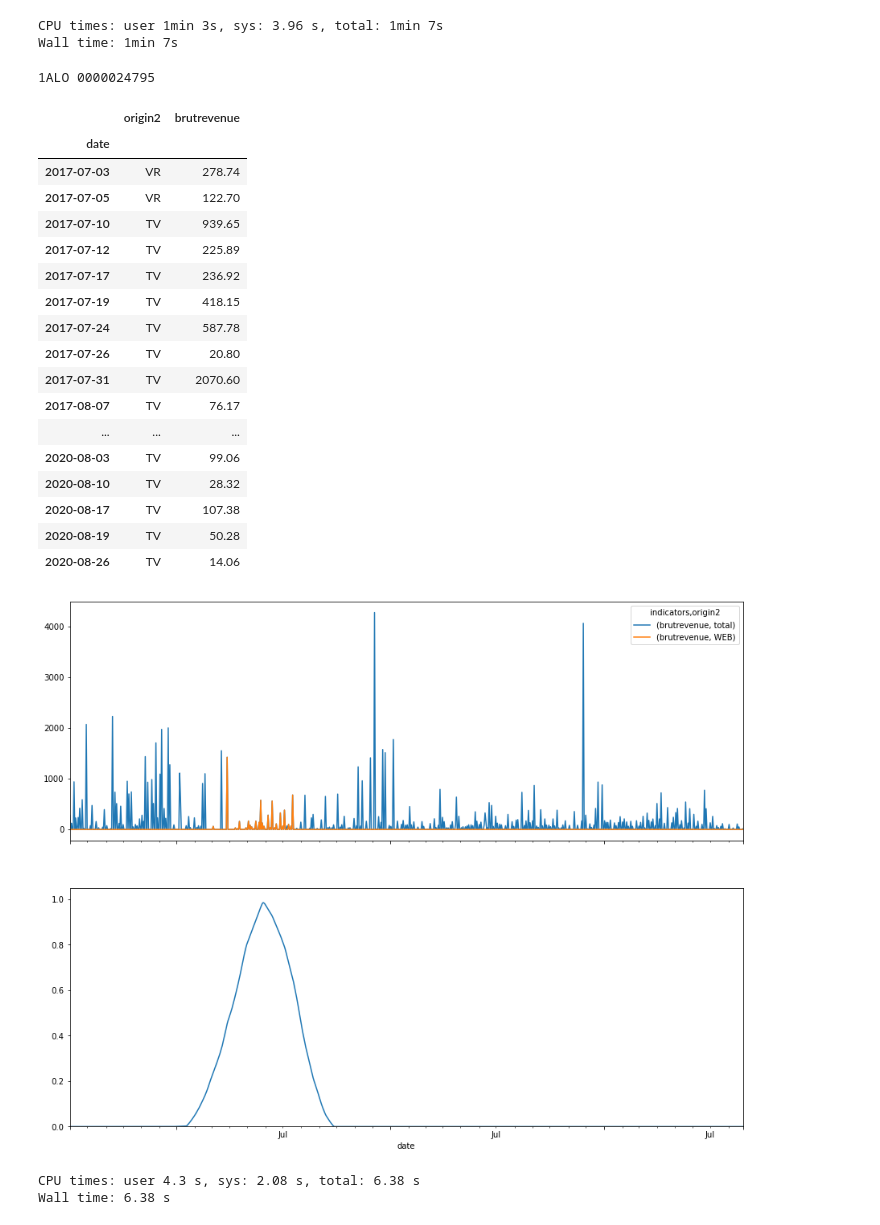
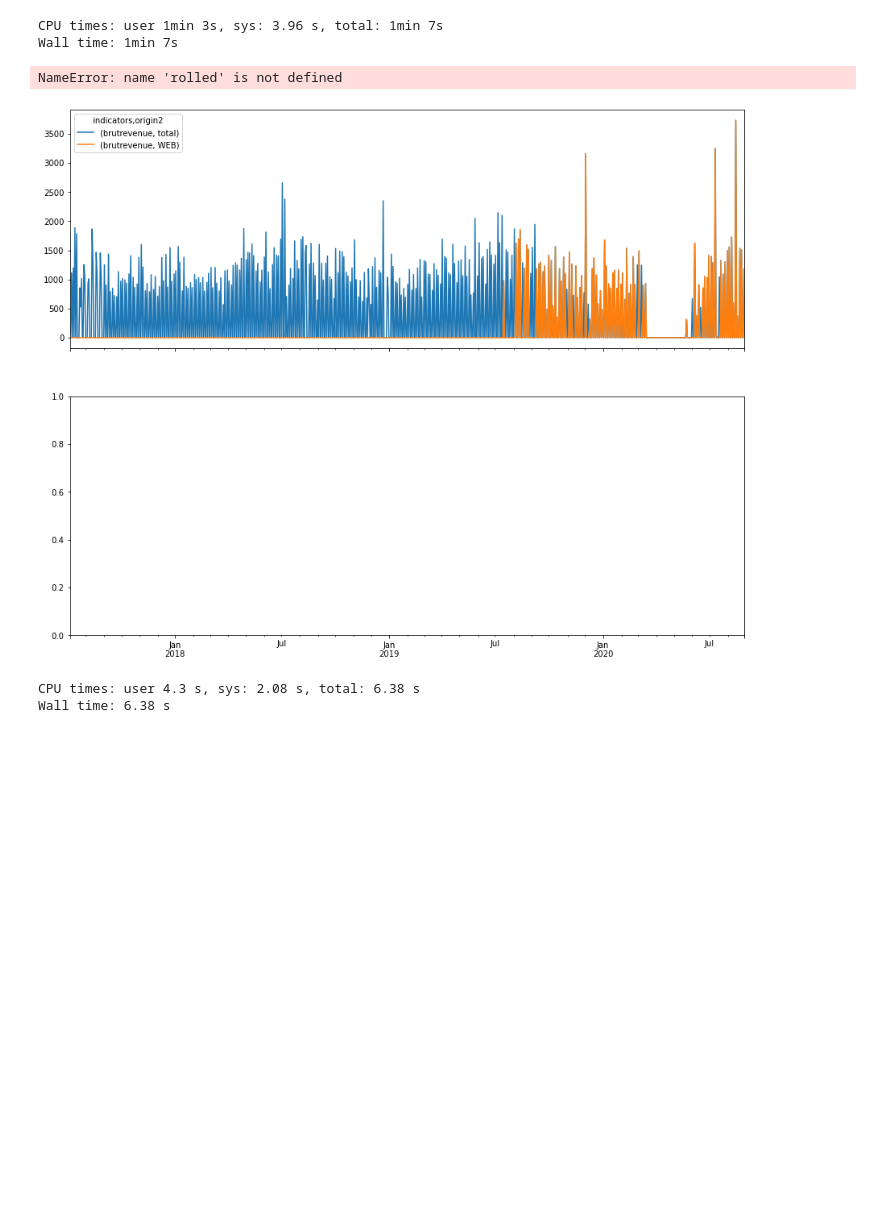
Before and after one commit to UltraDiuve/WebOrNot, a Jupyter notebook: notebooks/part2.ipynb, the cells around one changed output. Saved outputs shown, nothing was run; the diff lists cells and outputs as text; code cells hidden in the pictures; blank space fills up the shorter version.

```diff
--- a/notebooks/part2.ipynb
+++ b/notebooks/part2.ipynb
@@ -80,41 +165,23 @@ Wall time: 1min 7s
 # %%
 oc, clt = '1ALO', '0000020575'
 oc, clt = '1ALO', '0000020531'
 oc, clt = '1ALO', '0000024795'
-# oc, clt = '1ALO', '0000170669'
+oc, clt = '1ALO', '0000170669'
 # oc, clt = list(rolled.loc[rolled != 0]
 #                      .index.to_frame()
 #                      .loc[lambda x: x.client.str[0] != 'P', ['orgacom', 'client']].drop_duplicates().sample(1).iloc[0])
 fig, axs = plt.subplots(nrows=2, figsize=(15, 12), sharex=True)
 day_orders.loc[(oc, clt), [('brutrevenue', 'total'), ('brutrevenue', 'WEB')]].plot(kind='line', ax=axs[0])
 rolled.loc[(oc, clt)].plot(kind='line', ax=axs[1])
 # ax.set_xlim(pd.to_datetime('2018-03-01'), pd.to_datetime('2018-05-31'))
 axs[0].set_xticklabels([])
 axs[1].set_ylim(0, 1.05)
 print(oc, clt)
 with pd.option_context('display.max_rows', None):
     display(orders.loc[(oc, clt), ['origin2', 'brutrevenue', ]])
 # %% [output]
-1ALO 0000024795
+NameError: name 'rolled' is not defined
-|  | origin2 | brutrevenue |
-| date |  |  |
-| 2017-07-03 | VR | 278.74 |
-| 2017-07-05 | VR | 122.70 |
-| 2017-07-10 | TV | 939.65 |
-| 2017-07-12 | TV | 225.89 |
-| 2017-07-17 | TV | 236.92 |
-| 2017-07-19 | TV | 418.15 |
-| 2017-07-24 | TV | 587.78 |
-| 2017-07-26 | TV | 20.80 |
-| 2017-07-31 | TV | 2070.60 |
-| 2017-08-07 | TV | 76.17 |
-| ... | ... | ... |
-| 2020-08-03 | TV | 99.06 |
-| 2020-08-10 | TV | 28.32 |
-| 2020-08-17 | TV | 107.38 |
-| 2020-08-19 | TV | 50.28 |
-| 2020-08-26 | TV | 14.06 |
-[figure, old version]
+[figure, new version]
 # %%
 %%time
 reload(utils)
```
Also changed, not shown: parts of 9 cells of this notebook, 1 other file.
